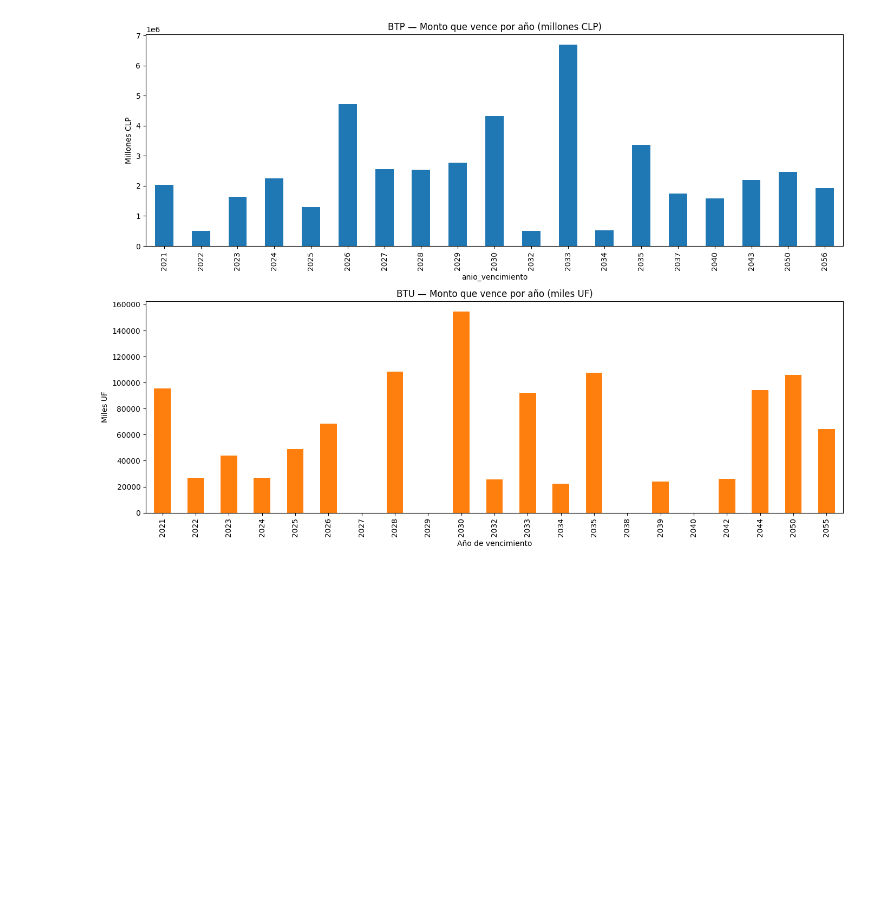
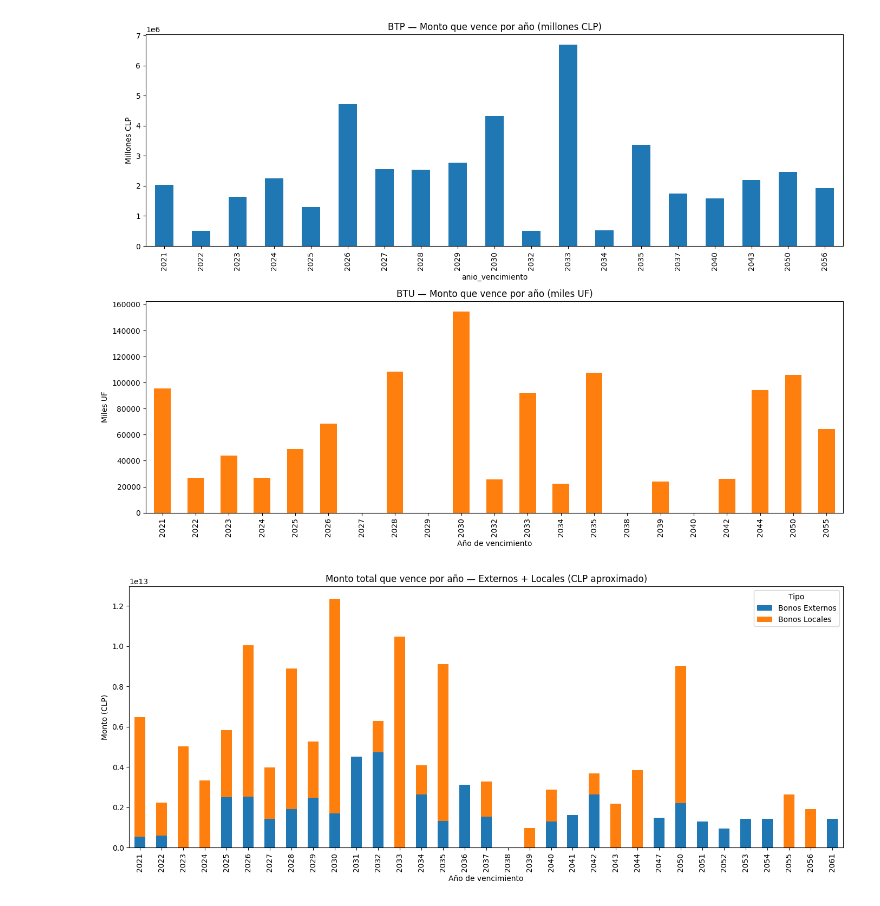
Before and after one commit to nombre00/gestor_datos_economicos, a Jupyter notebook: notebooks/06_bonos_locales_y_externos.ipynb, the cells around one changed output. Saved outputs shown, nothing was run; the diff lists cells and outputs as text; code cells hidden in the pictures; blank space fills up the shorter version.

Commit message:
seguimos explorando los bonos, en particular nos fijamos en los plazos de vencimiento, montos, tasas y spreads.

```diff
--- a/notebooks/06_bonos_locales_y_externos.ipynb
+++ b/notebooks/06_bonos_locales_y_externos.ipynb
@@ -126,3 +126,42 @@ plt.tight_layout()
 plt.show()
 # %% [output]
 [figure]
+# %%
+# Gráfico combinado de bonos externos y locales convertidos a moneda local, valores aproximados.
+
+TIPO_CAMBIO_APROX = {
+    "usd": 959.5,   # CLP, 18-sep-2026
+    "eur": 1030.0,  # CLP, aproximado — no se encontró cotización tan reciente como la del dólar
+}
+VALOR_UF_APROX = 40885  # CLP, sep-2026 (ya usado en el gráfico de BonoLocal)
+
+# Bonos Externos -> CLP
+df_externos["monto_clp"] = df_externos.apply(
+    lambda fila: fila["monto"] * TIPO_CAMBIO_APROX[fila["moneda"]] * 1_000_000,
+    axis=1
+)
+
+# Bonos Locales -> CLP (ya tenías esta lógica, la repito para que quede todo junto)
+df_locales["monto_clp"] = df_locales.apply(
+    lambda fila: fila["monto_colocado"] * VALOR_UF_APROX * 1000 if fila["tipo_instrumento"] == "btu" else fila["monto_colocado"] * 1_000_000,
+    axis=1
+)
+
+# Combinar ambos en una sola serie por año
+serie_externos = df_externos.groupby("anio_vencimiento")["monto_clp"].sum().rename("Bonos Externos")
+serie_locales = df_locales.groupby("anio_vencimiento")["monto_clp"].sum().rename("Bonos Locales")
+
+combinado_clp = pd.concat([serie_externos, serie_locales], axis=1).fillna(0).sort_index()
+
+fig, ax = plt.subplots(figsize=(14, 6))
+combinado_clp.plot.bar(ax=ax, stacked=True)
+
+ax.set_title("Monto total que vence por año — Externos + Locales (CLP aproximado)")
+ax.set_xlabel("Año de vencimiento")
+ax.set_ylabel("Monto (CLP)")
+ax.legend(title="Tipo")
+
+plt.tight_layout()
+plt.show()
+# %% [output]
+[figure, added]
```
Also changed, not shown: parts of 3 cells of this notebook.
